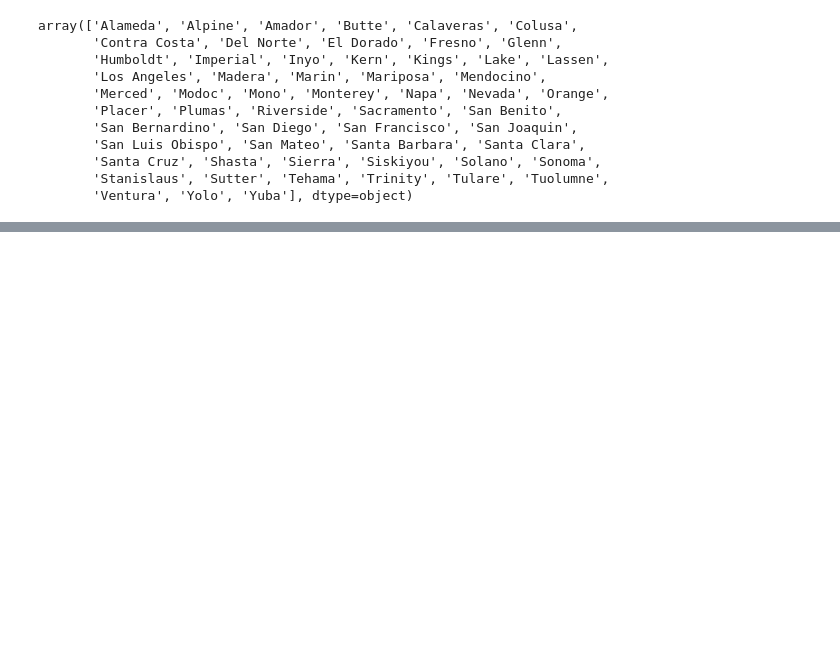
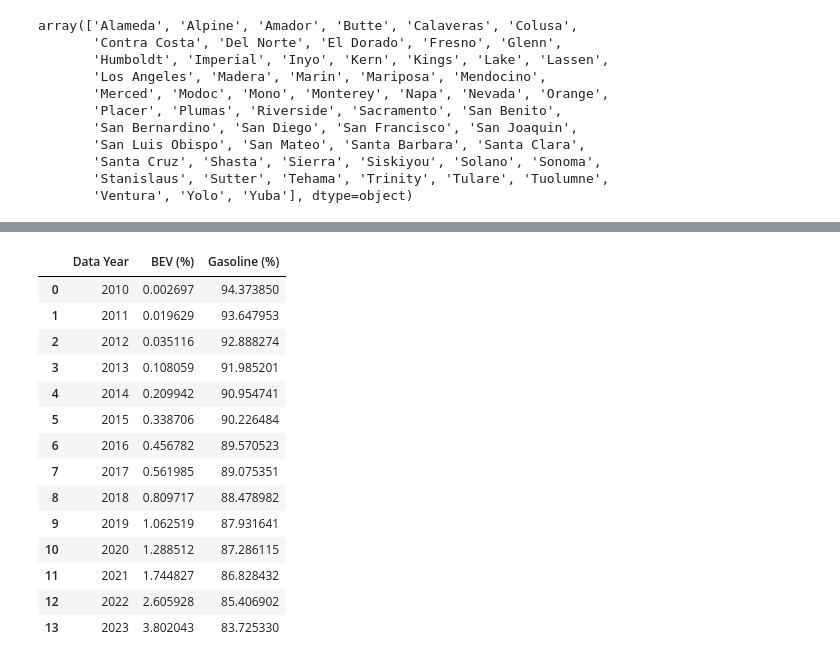
Before and after one commit to kellerl7/SIADS_Milestone_1, a Jupyter notebook: bretts_notebook.ipynb, the cells around one changed output, grey strips where cells are left out. Drawn from its saved outputs; the diff is of its cells as text; code cells hidden in the pictures; blank space fills up the shorter version.

```diff
--- a/bretts_notebook.ipynb
+++ b/bretts_notebook.ipynb
@@ -78,0 +105,18 @@ plt.show()
+# %%
+merged_data[['Data Year','BEV (%)','Gasoline (%)']].head(14)
+# %% [output]
+|  | Data Year | BEV (%) | Gasoline (%) |
+| 0 | 2010 | 0.002697 | 94.373850 |
+| 1 | 2011 | 0.019629 | 93.647953 |
+| 2 | 2012 | 0.035116 | 92.888274 |
+| 3 | 2013 | 0.108059 | 91.985201 |
+| 4 | 2014 | 0.209942 | 90.954741 |
+| 5 | 2015 | 0.338706 | 90.226484 |
+| 6 | 2016 | 0.456782 | 89.570523 |
+| 7 | 2017 | 0.561985 | 89.075351 |
+| 8 | 2018 | 0.809717 | 88.478982 |
+| 9 | 2019 | 1.062519 | 87.931641 |
+| 10 | 2020 | 1.288512 | 87.286115 |
+| 11 | 2021 | 1.744827 | 86.828432 |
+| 12 | 2022 | 2.605928 | 85.406902 |
+| 13 | 2023 | 3.802043 | 83.725330 |
```
Also changed, not shown: parts of 7 cells of this notebook.
